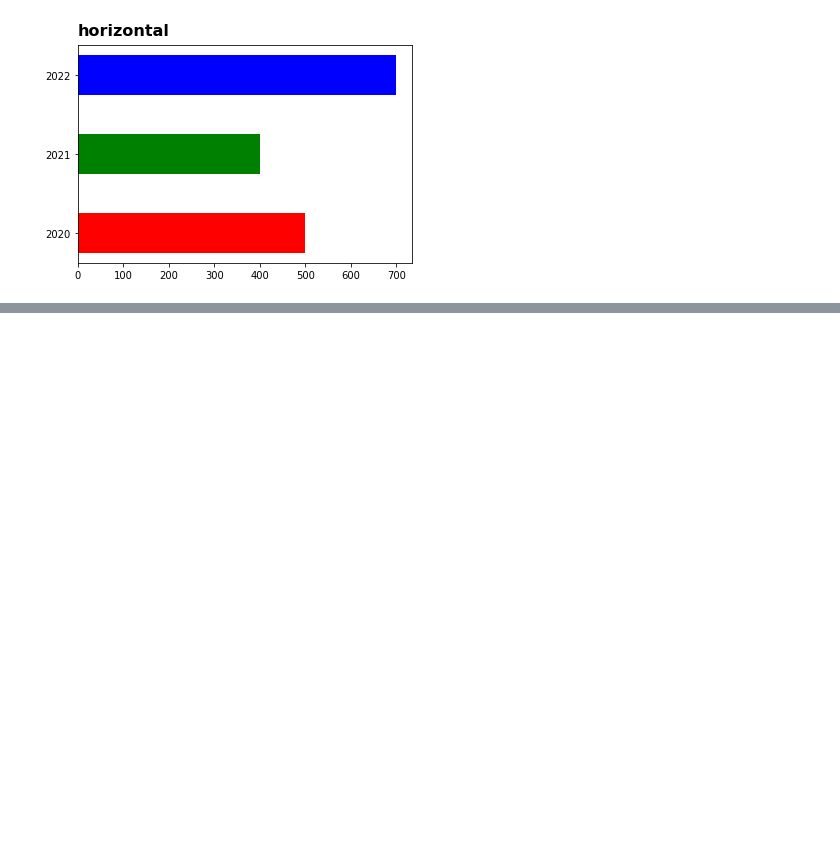
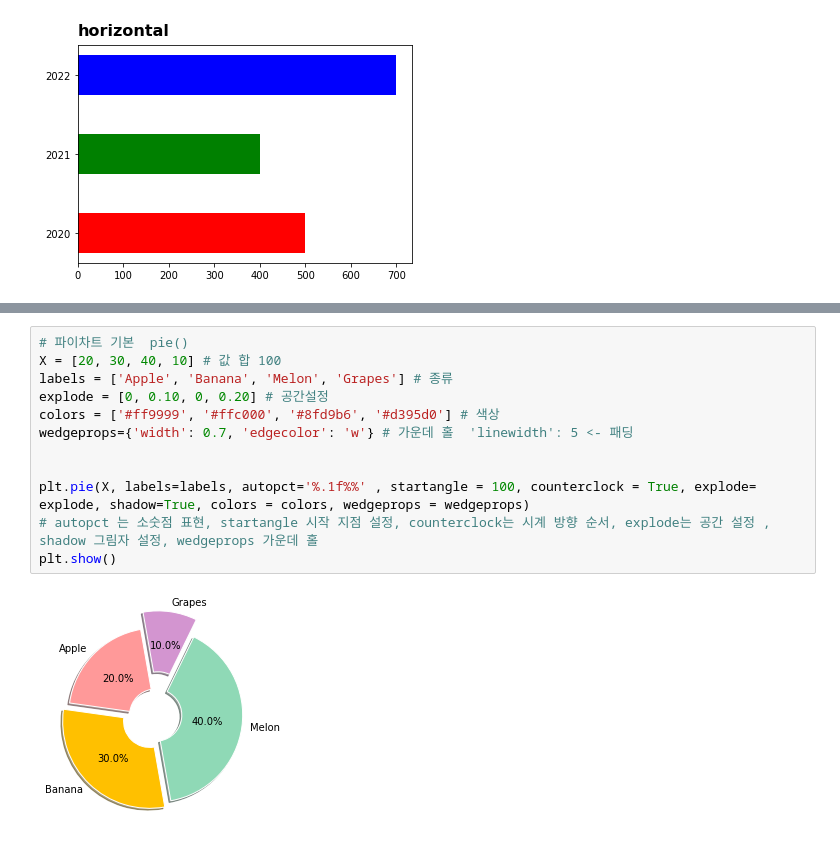
Before and after one commit to JGH94/python_MatplotLib, a Jupyter notebook: python_MatplotLib.ipynb, the cells around one changed output, grey strips where cells are left out. Drawn from its saved outputs; the diff is of its cells as text; blank space fills up the shorter version.

```diff
--- a/python_MatplotLib.ipynb
+++ b/python_MatplotLib.ipynb
@@ -267,0 +292,14 @@ plt.show()
+# %%
+# 파이차트 기본  pie()
+X = [20, 30, 40, 10] # 값 합 100
+labels = ['Apple', 'Banana', 'Melon', 'Grapes'] # 종류
+explode = [0, 0.10, 0, 0.20] # 공간설정
+colors = ['#ff9999', '#ffc000', '#8fd9b6', '#d395d0'] # 색상
+wedgeprops={'width': 0.7, 'edgecolor': 'w'} # 가운데 홀  'linewidth': 5 <- 패딩
+
+
+plt.pie(X, labels=labels, autopct='%.1f%%' , startangle = 100, counterclock = True, explode= explode, shadow=True, colors = colors, wedgeprops = wedgeprops)
+# autopct 는 소숫점 표현, startangle 시작 지점 설정, counterclock는 시계 방향 순서, explode는 공간 설정 , shadow 그림자 설정, wedgeprops 가운데 홀
+plt.show()
+# %% [output]
+[figure, added]
```
Also changed, not shown: parts of 2 cells of this notebook.
